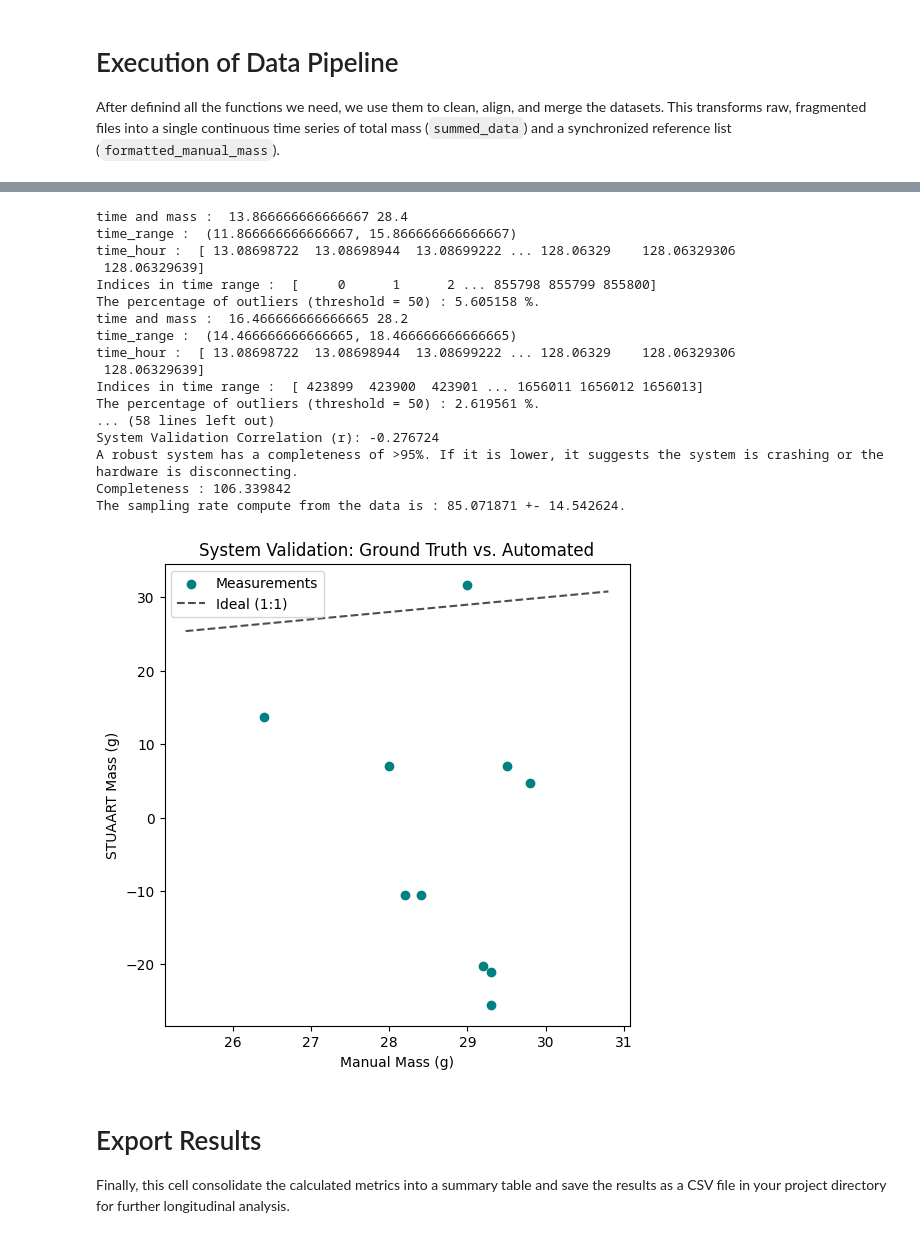
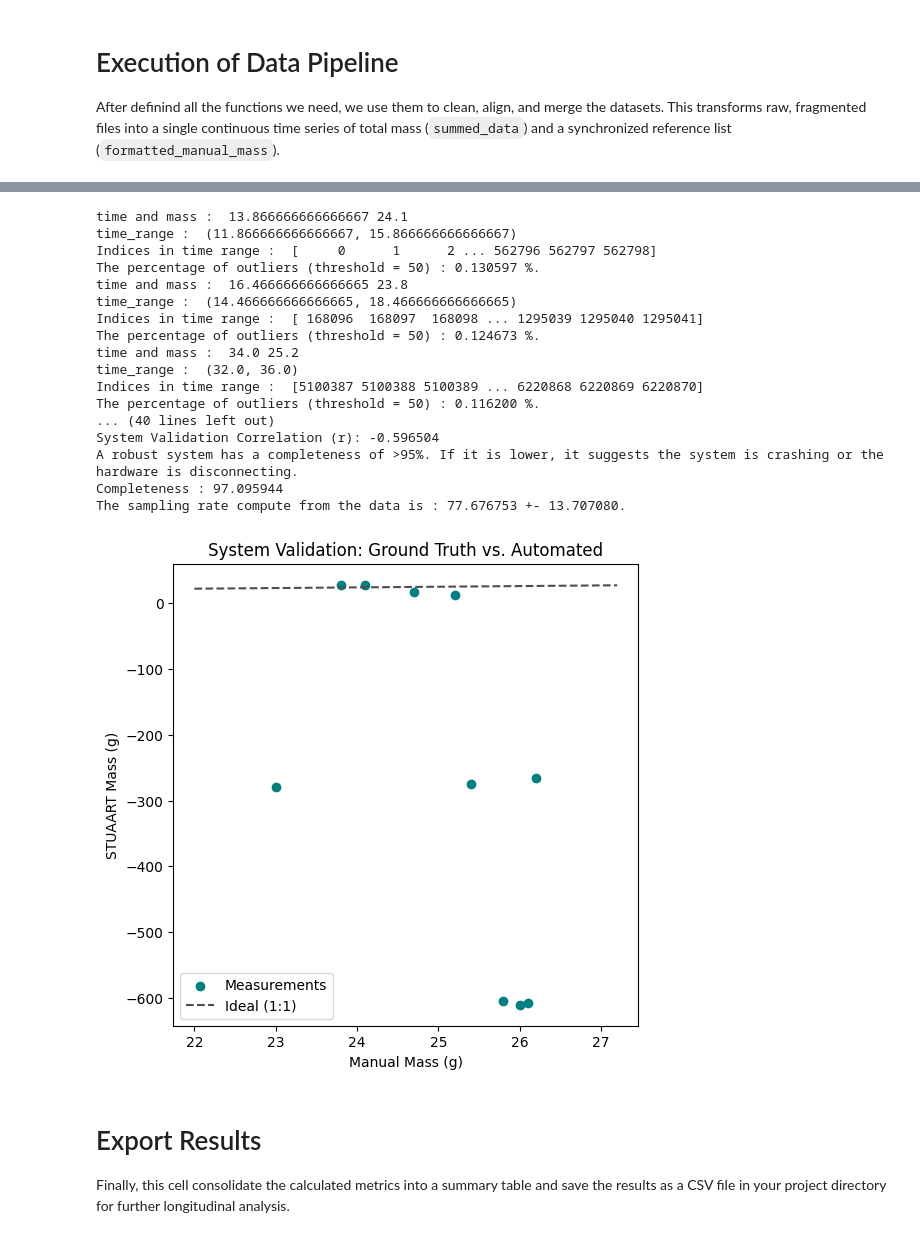
Before and after one commit to DCC-Lab/STUAART, a Jupyter notebook: Notebooks/Compute_metrics.ipynb, the cells around one changed output, grey strips where cells are left out. Drawn from its saved outputs; the diff is of its cells as text; code cells hidden in the pictures.

```diff
--- a/Notebooks/Compute_metrics.ipynb
+++ b/Notebooks/Compute_metrics.ipynb
@@ -38,7 +39,7 @@ This cell is used to define global variables, file paths, and experimental param
 # %%
 # Change these variables
 project_directory = "/content/drive/My Drive/DCCM_Lab/labdata/vpineaunoel/stuaart"
-data_path = project_directory + "/20260730-3MiceInSTUAARTs_5/Pink/RollingMean/"
+data_path = project_directory + "/20260730-3MiceInSTUAARTs_5/Red/WithoutBufferFlushes/"
 save_data = True
 debug_mode = False
 time_is_in_hour = True
@@ -46,21 +47,21 @@ time_acquired_with_millis = False
 threshold_outliers = 50
 sampling_rate = 80
 delta_t = 2
-saved_filename = "2026.07.30-PinkSTUAART-" + str(delta_t) + "-RollingMean-metrics.csv"
+saved_filename = "2026.07.30-RedSTUAART-" + str(delta_t) + "WithoutHangingMoments-Raw-metrics.csv"
 
 # Add in the list the real mass measurements done during the experiment.
 # Format : (day, time, mass)
 manual_mass = [
-    (1, "13:52", 28.4),
-    (1, "16:28", 28.2),
-    (2, "10:00", 29.5),
-    (2, "16:03", 29.0),
-    (3, "10:00", 29.2),
-    (4, "10:00", 26.4),
-    (4, "15:00", 28.0),
-    (5, "8:50", 29.3),
-    (5, "12:55", 29.3),
-    (6, "8:41", 29.8)
+    (1, "13:52", 24.1),
+    (1, "16:28", 23.8),
+    (2, "10:00", 25.2),
+    (2, "16:03", 24.7),
+    (3, "10:00", 26.2),
+    (4, "10:00", 23.0),
+    (4, "15:00", 25.4),
+    (5, "8:50", 26.1),
+    (5, "12:55", 26.0),
+    (6, "8:41", 25.8)
     ]
 # %% [markdown]
 # Google Drive Integration
@@ -319,20 +453,26 @@ all_MAEs = []
 all_CVs = []
 all_RMSEs = []
 all_SNRs = []
+all_MAPEs = []
+all_Ns = []
 stuaart_measurement_at_manual_time = []
 manual_mass_values = []
 for m_time, m_mass in formatted_manual_mass:
   print("time and mass : ", m_time, m_mass)
   time_range = (m_time-delta_t, m_time+delta_t)
   print("time_range : ", time_range)
-  print("time_hour : ", time_hour)
   indices_in_time_range = np.where((time_hour >= time_range[0]) & (time_hour <= time_range[1]))[0]
   data_in_time_range = summed_data[indices_in_time_range]
+  time_in_time_range = time_hour[indices_in_time_range]
 
   print("Indices in time range : ", indices_in_time_range)
 
   if indices_in_time_range.shape[0] == 0:
     continue
+
+  # mass data during hanging moments are removed to better estimate the animal's mass
+  hanging_moments, total_time_hanging, hanging_frequency = compute_hanging(time=time_in_time_range, summed_data=data_in_time_range, sampling_rate=sampling_rate)
+  data_in_time_range = data_in_time_range[hanging_moments == 0]
 
   stuaart_measurement_at_manual_time.append(np.nanmean(data_in_time_range))
   manual_mass_values.append(m_mass)
@@ -352,15 +492,21 @@ for m_time, m_mass in formatted_manual_mass:
 
   MAE = np.nanmean(np.abs(data_in_time_range - m_mass))
   all_MAEs.append(MAE)
+  MAPE = MAE/m_mass*100
+  all_MAPEs.append(MAPE)
   CV = (np.nanstd(data_in_time_range) / np.nanmean(data_in_time_range)) * 100
   all_CVs.append(CV)
   RMSE = np.sqrt(np.nanmean((data_in_time_range - m_mass)**2))
   all_RMSEs.append(RMSE)
-  SNR = np.nanmean(data_in_time_range) / np.nanstd(data_in_time_range)
+  SNR = np.nanmean(np.absolute(data_in_time_range)) / np.nanstd(data_in_time_range)
   all_SNRs.append(SNR)
+  N = data_in_time_range.shape[0]
+  all_Ns.append(N)
 
 print("A good MAE is close to 0 g.")
 print(f"Mean Absolute Error (MAE) : {np.mean(all_MAEs):3f} computed from {all_MAEs}.")
+print("MAPE is the MAE divided by the refenbrence value. Relative MAE * 100.")
+print(f"Mean Absolute Percentage Error (MAPE) : {np.mean(all_MAEs):3f} computed from {all_MAPEs}.")
 print("A good CV is typically < 1-2 %.")
 print(f"Coefficient of variation (CV) : {np.mean(all_CVs):3f} computed from {all_CVs}.")
 print("A good RMSE is close to 0 g.")
@@ -383,48 +529,48 @@ print(f"System Validation Correlation (r): {r_validation:3f}")
 
 # Compute completeness/Sparsity
 total_experimental_time_hour = time_hour[-1] - time_hour[0]
 N_total = sampling_rate * 3600 * total_experimental_time_hour
 N_actual = summed_data.shape[0]
 
 completeness = N_actual/N_total * 100
 
 print("A robust system has a completeness of >95%. If it is lower, it suggests the system is crashing or the hardware is disconnecting.")
 print(f"Completeness : {completeness:3f}")
 
 print(f"The sampling rate compute from the data is : {mean_sampling_rate:3f} +- {std_sampling_rate:3f}.")
 
 
 plt.figure(figsize=(6,6))
 plt.scatter(manual_mass_values, stuaart_measurement_at_manual_time, color='teal', label='Measurements')
 plt.plot([min(manual_mass_values)-1, max(manual_mass_values)+1],
          [min(manual_mass_values)-1, max(manual_mass_values)+1],
          ls="--", c=".3", label="Ideal (1:1)")
 plt.xlabel("Manual Mass (g)")
 plt.ylabel("STUAART Mass (g)")
 plt.title("System Validation: Ground Truth vs. Automated")
 plt.legend()
 if save_data:
   plt.savefig(new_path / (saved_filename[:-4] + "_validation_figure.png"), transparent=True)
 plt.show()
 # %% [output]
-time and mass :  13.866666666666667 28.4
+time and mass :  13.866666666666667 24.1
 time_range :  (11.866666666666667, 15.866666666666667)
-time_hour :  [ 13.08698722  13.08698944  13.08699222 ... 128.06329    128.06329306
- 128.06329639]
-Indices in time range :  [     0      1      2 ... 855798 855799 855800]
-The percentage of outliers (threshold = 50) : 5.605158 %.
-time and mass :  16.466666666666665 28.2
+Indices in time range :  [     0      1      2 ... 562796 562797 562798]
+The percentage of outliers (threshold = 50) : 0.130597 %.
+time and mass :  16.466666666666665 23.8
 time_range :  (14.466666666666665, 18.466666666666665)
-time_hour :  [ 13.08698722  13.08698944  13.08699222 ... 128.06329    128.06329306
- 128.06329639]
-Indices in time range :  [ 423899  423900  423901 ... 1656011 1656012 1656013]
-The percentage of outliers (threshold = 50) : 2.619561 %.
-... (58 lines left out)
-System Validation Correlation (r): -0.276724
+Indices in time range :  [ 168096  168097  168098 ... 1295039 1295040 1295041]
+The percentage of outliers (threshold = 50) : 0.124673 %.
+time and mass :  34.0 25.2
+time_range :  (32.0, 36.0)
+Indices in time range :  [5100387 5100388 5100389 ... 6220868 6220869 6220870]
+The percentage of outliers (threshold = 50) : 0.116200 %.
+... (40 lines left out)
+System Validation Correlation (r): -0.596504
 A robust system has a completeness of >95%. If it is lower, it suggests the system is crashing or the hardware is disconnecting.
-Completeness : 106.339842
-The sampling rate compute from the data is : 85.071871 +- 14.542624.
+Completeness : 97.095944
+The sampling rate compute from the data is : 77.676753 +- 13.707080.
-[figure, old version]
+[figure, new version]
 # %% [markdown]
 # Export Results
 
```
Also changed, not shown: parts of 5 cells of this notebook, 5 other files.
